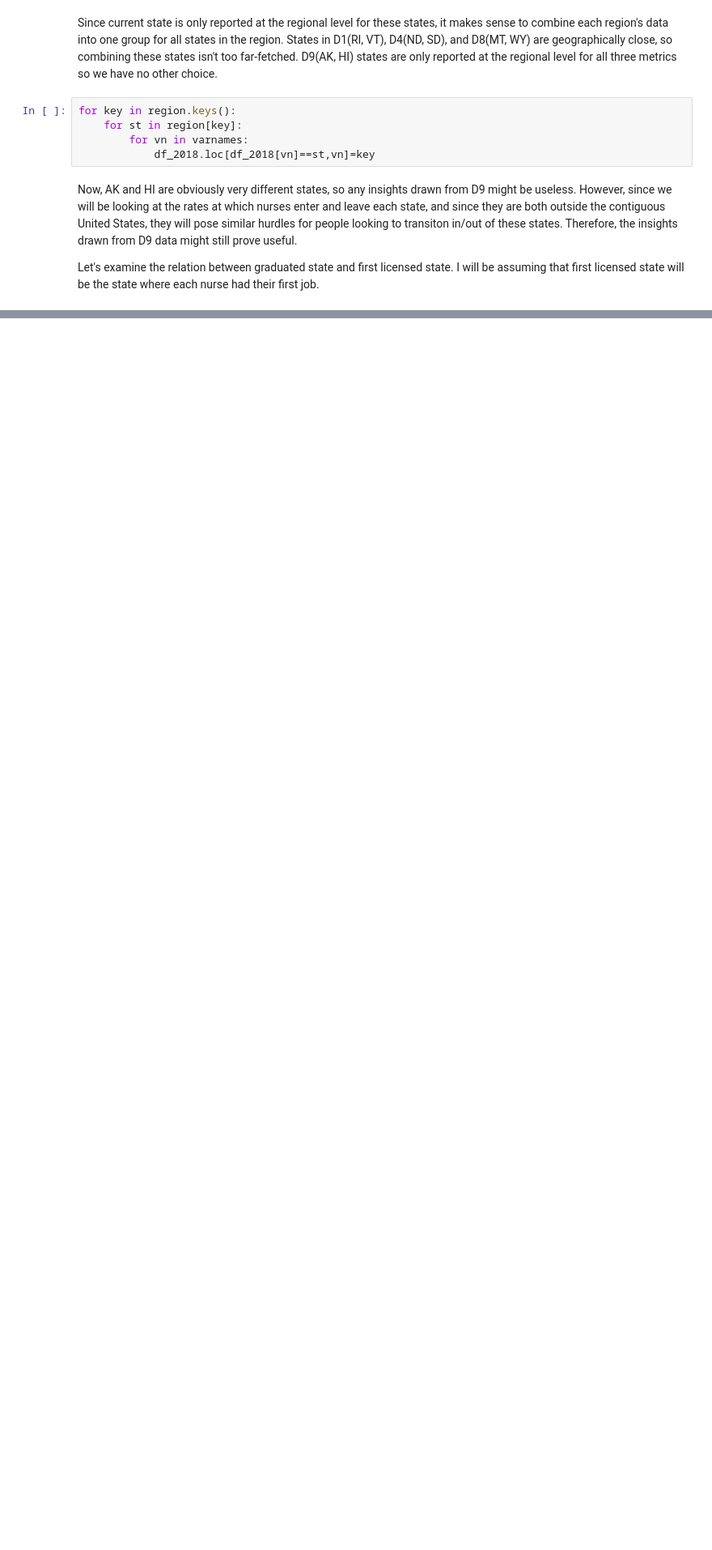
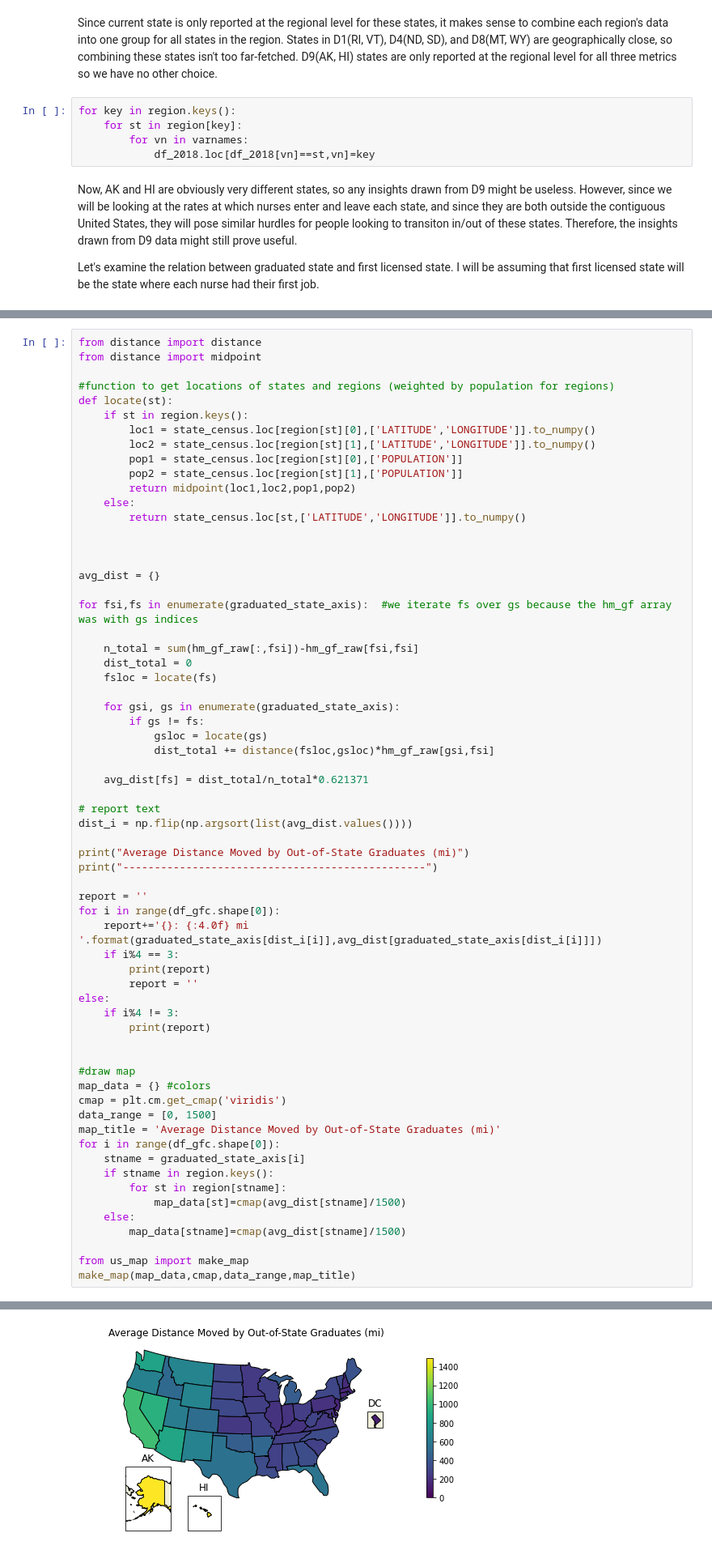
Before and after one commit to tk0802kim/Analysis-of-Nursing-Data, a Jupyter notebook: nursing_analysis.ipynb, the cells around one changed output, grey strips where cells are left out. Shown at 81% size. Cells and saved outputs as stored; diff of their text form; blank space fills up the shorter version.

```diff
--- a/nursing_analysis.ipynb
+++ b/nursing_analysis.ipynb
@@ -135,0 +168,65 @@ plt.show()
+# %%
+from distance import distance
+from distance import midpoint
+
+#function to get locations of states and regions (weighted by population for regions)
+def locate(st):
+    if st in region.keys():
+        loc1 = state_census.loc[region[st][0],['LATITUDE','LONGITUDE']].to_numpy()
+        loc2 = state_census.loc[region[st][1],['LATITUDE','LONGITUDE']].to_numpy()
+        pop1 = state_census.loc[region[st][0],['POPULATION']]
+        pop2 = state_census.loc[region[st][1],['POPULATION']]
+        return midpoint(loc1,loc2,pop1,pop2)
+    else:
+        return state_census.loc[st,['LATITUDE','LONGITUDE']].to_numpy()
+
+
+
+avg_dist = {}
+
+for fsi,fs in enumerate(graduated_state_axis):  #we iterate fs over gs because the hm_gf array was with gs indices
+
+    n_total = sum(hm_gf_raw[:,fsi])-hm_gf_raw[fsi,fsi]
+    dist_total = 0
+    fsloc = locate(fs)
+
+    for gsi, gs in enumerate(graduated_state_axis):
+        if gs != fs:
+            gsloc = locate(gs)
+            dist_total += distance(fsloc,gsloc)*hm_gf_raw[gsi,fsi]
+
+    avg_dist[fs] = dist_total/n_total*0.621371
+
+# report text
+dist_i = np.flip(np.argsort(list(avg_dist.values())))
+
+print("Average Distance Moved by Out-of-State Graduates (mi)")
+print("------------------------------------------------")
+
+report = ''
+for i in range(df_gfc.shape[0]):
+    report+='{}: {:4.0f} mi     '.format(graduated_state_axis[dist_i[i]],avg_dist[graduated_state_axis[dist_i[i]]])
+    if i%4 == 3:
+        print(report)
+        report = ''
+else:
+    if i%4 != 3:
+        print(report)
+
+
+#draw map
+map_data = {} #colors
+cmap = plt.cm.get_cmap('viridis')
+data_range = [0, 1500]
+map_title = 'Average Distance Moved by Out-of-State Graduates (mi)'
+for i in range(df_gfc.shape[0]):
+    stname = graduated_state_axis[i]
+    if stname in region.keys():
+        for st in region[stname]:
+            map_data[st]=cmap(avg_dist[stname]/1500)
+    else:
+        map_data[stname]=cmap(avg_dist[stname]/1500)
+
+from us_map import make_map
+make_map(map_data,cmap,data_range,map_title)
+# %% [output]
@@ -135,0 +247 @@ plt.show()
+[figure, added]
```
Also changed, not shown: parts of 6 cells of this notebook, 6 other files.
